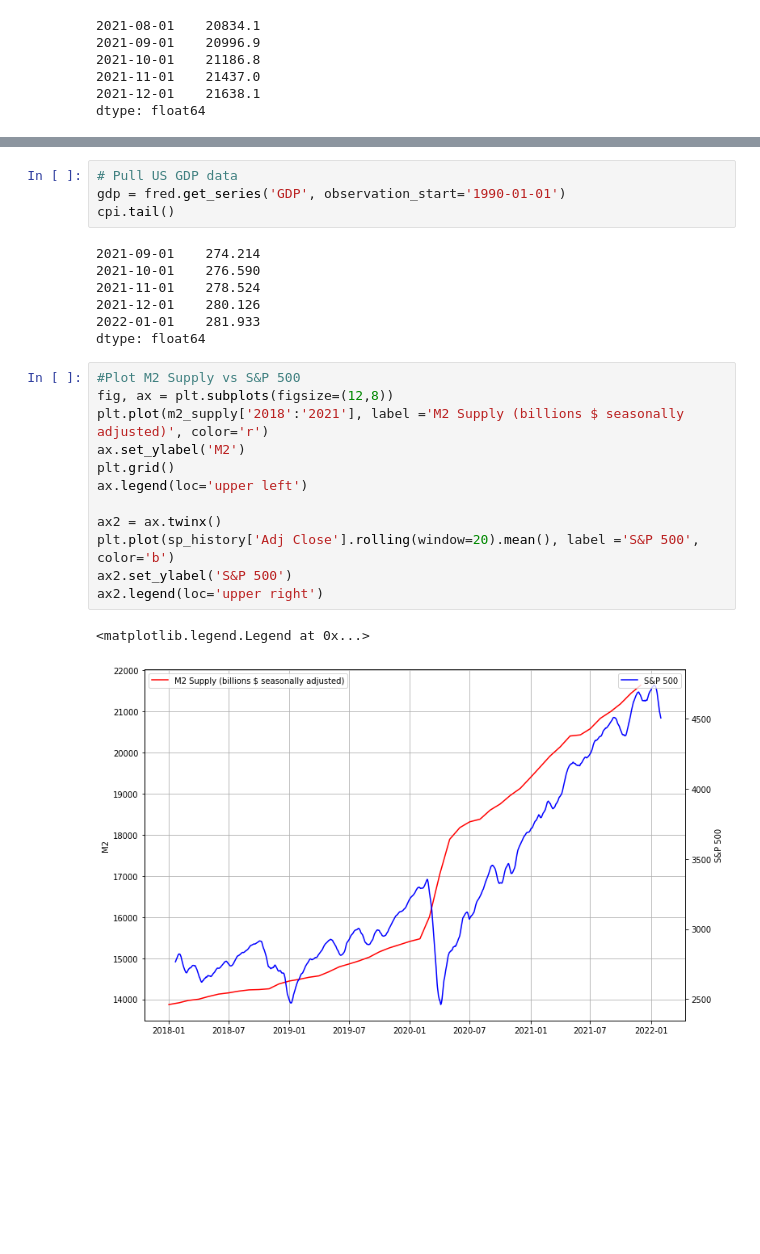
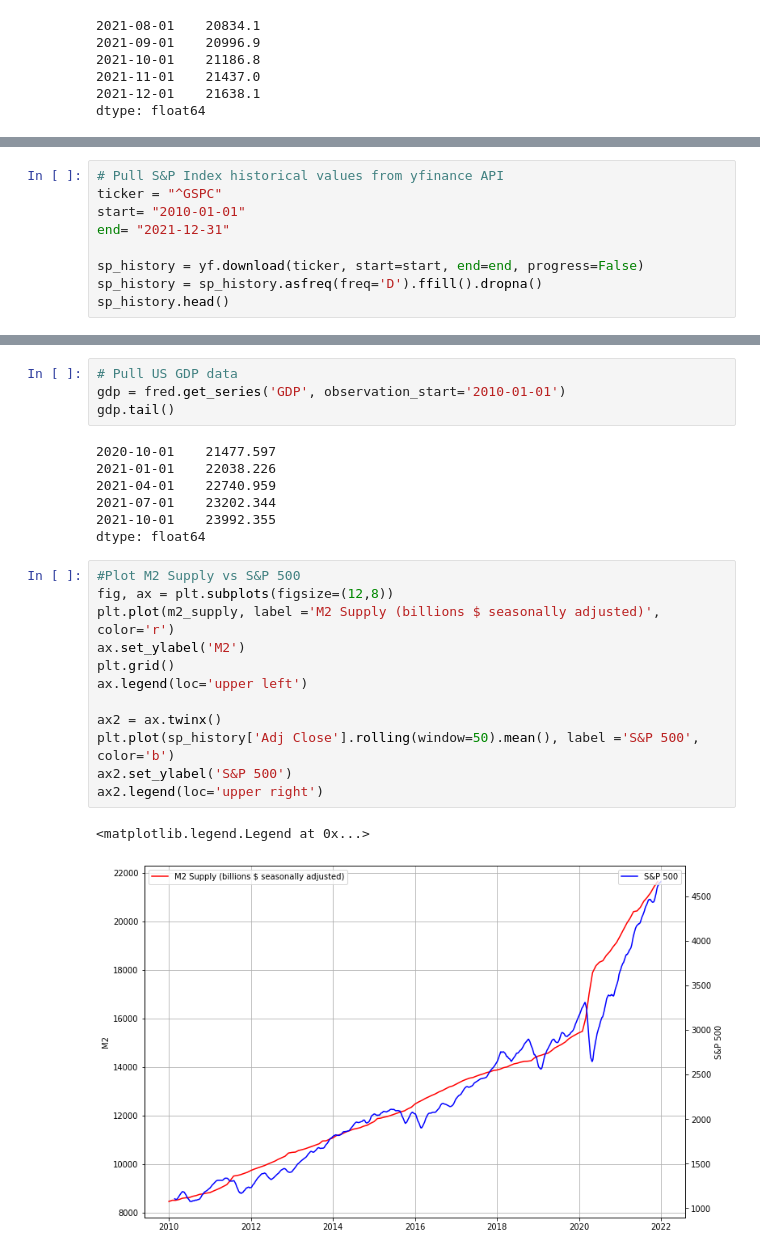
Before and after one commit to dbogatic/economic-indicators, a Jupyter notebook: m2_supply.ipynb, the cells around one changed output, grey strips where cells are left out. Cells and saved outputs as stored; diff of their text form; blank space fills up the shorter version.

```diff
--- a/m2_supply.ipynb
+++ b/m2_supply.ipynb
@@ -40,0 +31,9 @@ sp_history.tail()
+# %%
+# Pull S&P Index historical values from yfinance API
+ticker = "^GSPC"
+start= "2010-01-01"
+end= "2021-12-31"
+
+sp_history = yf.download(ticker, start=start, end=end, progress=False)
+sp_history = sp_history.asfreq(freq='D').ffill().dropna()
+sp_history.head()
@@ -51,30 +58,30 @@ cpi.tail()
 dtype: float64
 # %%
 # Pull US GDP data
-gdp = fred.get_series('GDP', observation_start='1990-01-01')
-cpi.tail()
+gdp = fred.get_series('GDP', observation_start='2010-01-01')
+gdp.tail()
 # %% [output]
-2021-09-01    274.214
-2021-10-01    276.590
-2021-11-01    278.524
-2021-12-01    280.126
-2022-01-01    281.933
+2020-10-01    21477.597
+2021-01-01    22038.226
+2021-04-01    22740.959
+2021-07-01    23202.344
+2021-10-01    23992.355
 dtype: float64
 # %%
 #Plot M2 Supply vs S&P 500
 fig, ax = plt.subplots(figsize=(12,8))
-plt.plot(m2_supply['2018':'2021'], label ='M2 Supply (billions $ seasonally adjusted)', color='r')
+plt.plot(m2_supply, label ='M2 Supply (billions $ seasonally adjusted)', color='r')
 ax.set_ylabel('M2')
 plt.grid()
 ax.legend(loc='upper left')
 
 ax2 = ax.twinx()
-plt.plot(sp_history['Adj Close'].rolling(window=20).mean(), label ='S&P 500', color='b')
+plt.plot(sp_history['Adj Close'].rolling(window=50).mean(), label ='S&P 500', color='b')
 ax2.set_ylabel('S&P 500')
 ax2.legend(loc='upper right')
 # %% [output]
 <matplotlib.legend.Legend at 0x...>
-[figure, old version]
+[figure, new version]
 # %%
 # Plot M2 Supply vs CPI
 fig, ax = plt.subplots(figsize=(12,8))
```
Also changed, not shown: parts of 6 cells of this notebook, 4 other files.
